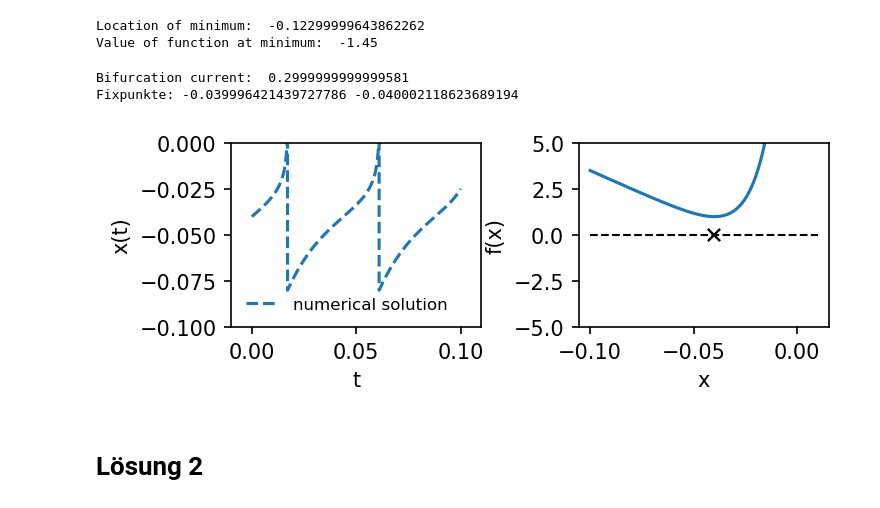
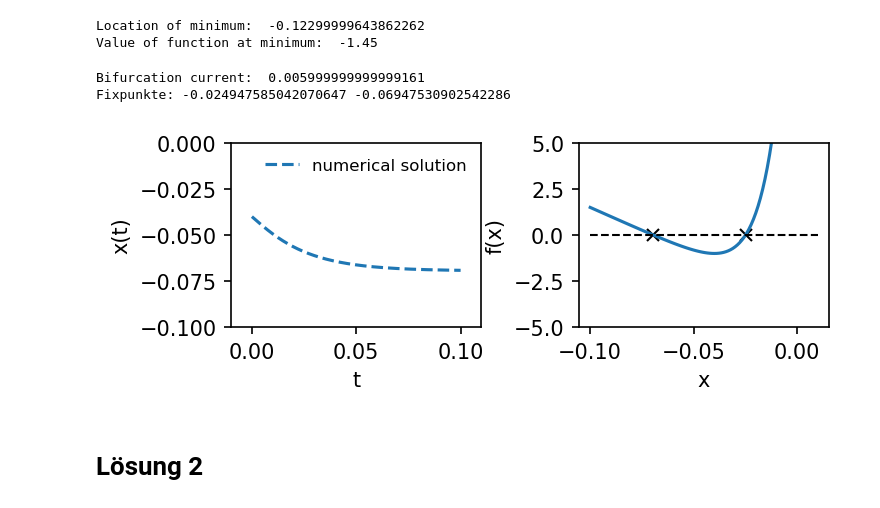
Before and after one commit to F10r1an/ComputationalBiology, a Jupyter notebook: Part 1/Week3.ipynb, the cells around one changed output. Cells and saved outputs as stored; diff of their text form; code cells hidden in the pictures.

```diff
--- a/Part 1/Week3.ipynb
+++ b/Part 1/Week3.ipynb
@@ -270,17 +271,17 @@ I = .0 # <- Injected current, bifurcation parameter
 g = 0.3
 
 def f(V,t=None):
-    return -(V-E)/tau + Delta/tau*np.exp((V-V_T)/Delta) + I/g
+    return -(V-E)/tau + Delta/tau*np.exp((V-V_T)/Delta) + I/g/tau
 
 # find bifurcation point
 ############################
 vmin = minimize(f,0).x[0]
-i_bif = -f(vmin)*g
+i_bif = -f(vmin)*g*tau
 print('Bifurcation current: ', i_bif)
 
 # set injected current
 #############################
-I = i_bif*2 # <- Injected current, bifurcation parameter
+I = 0.#i_bif * 1.2 # <- Injected current, bifurcation parameter
 
 # find fixpoints as roots of f
 ############################
@@ -292,36 +293,36 @@ print('Fixpunkte:', fixpoint1, fixpoint2)
 ############################
 t = np.arange(0. ,0.1,1.e-6)
 v0 = vmin
 x_num = solve(f, v0, t)
 
 # display results
 #############################
 fig= plt.figure(dpi=150, figsize=(5.,2.))
 ax1 = fig.add_subplot(121)
 ax1.plot(t,x_num, label='numerical solution', ls='--')
 #ax1.plot([t[0]],[x_num[0]], 'ro', label='initial value')
 ax1.legend(fontsize=8, frameon=False)
 ax1.set_xlabel('t')
 ax1.set_ylabel('x(t)')
 ax1.set_ylim(-0.1, 0.0)
 ax1.set_xlim(-0.01,0.11)
 
 ax2 = fig.add_subplot(122)
 x = np.linspace(-0.1,0.01,100)
 f_x = f(x,np.zeros(100))
 ax2.plot([fixpoint1, fixpoint2],[0,0],'kx')
 
 ax2.plot(x,f_x)
 ax2.plot(x,np.zeros(100),'k--', lw=1)
 ax2.set_ylabel('f(x)')
 ax2.set_xlabel('x')
 ax2.set_ylim(-5,5)
 plt.tight_layout()
 fig.show()
 # %% [output]
-Bifurcation current:  0.2999999999999581
-Fixpunkte: -0.039996421439727786 -0.040002118623689194
+Bifurcation current:  0.005999999999999161
+Fixpunkte: -0.024947585042070647 -0.06947530902542286
-[figure, old version]
+[figure, new version]
 # %% [markdown]
 # Lösung 2
 # %% [markdown]
```
Also changed, not shown: parts of 5 cells of this notebook, 4 other files.
